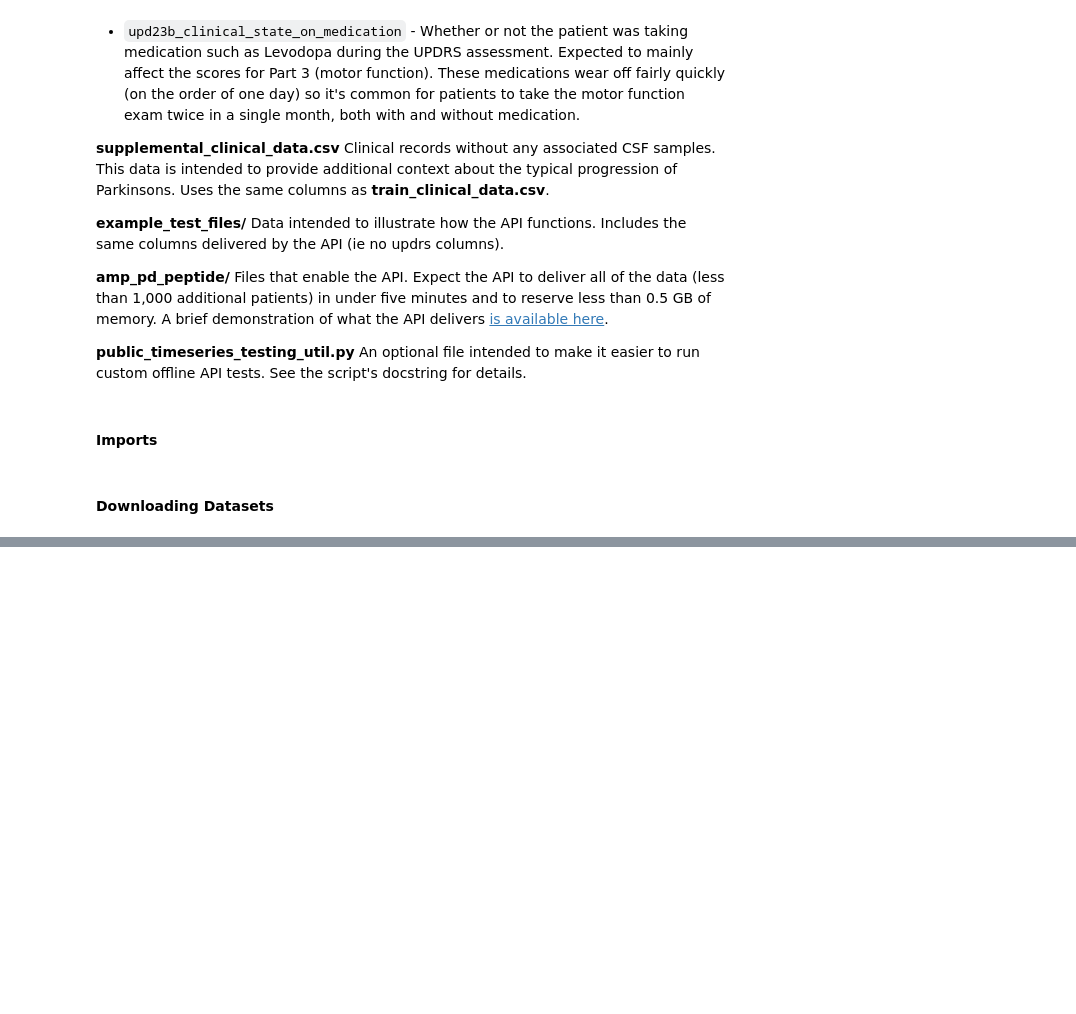
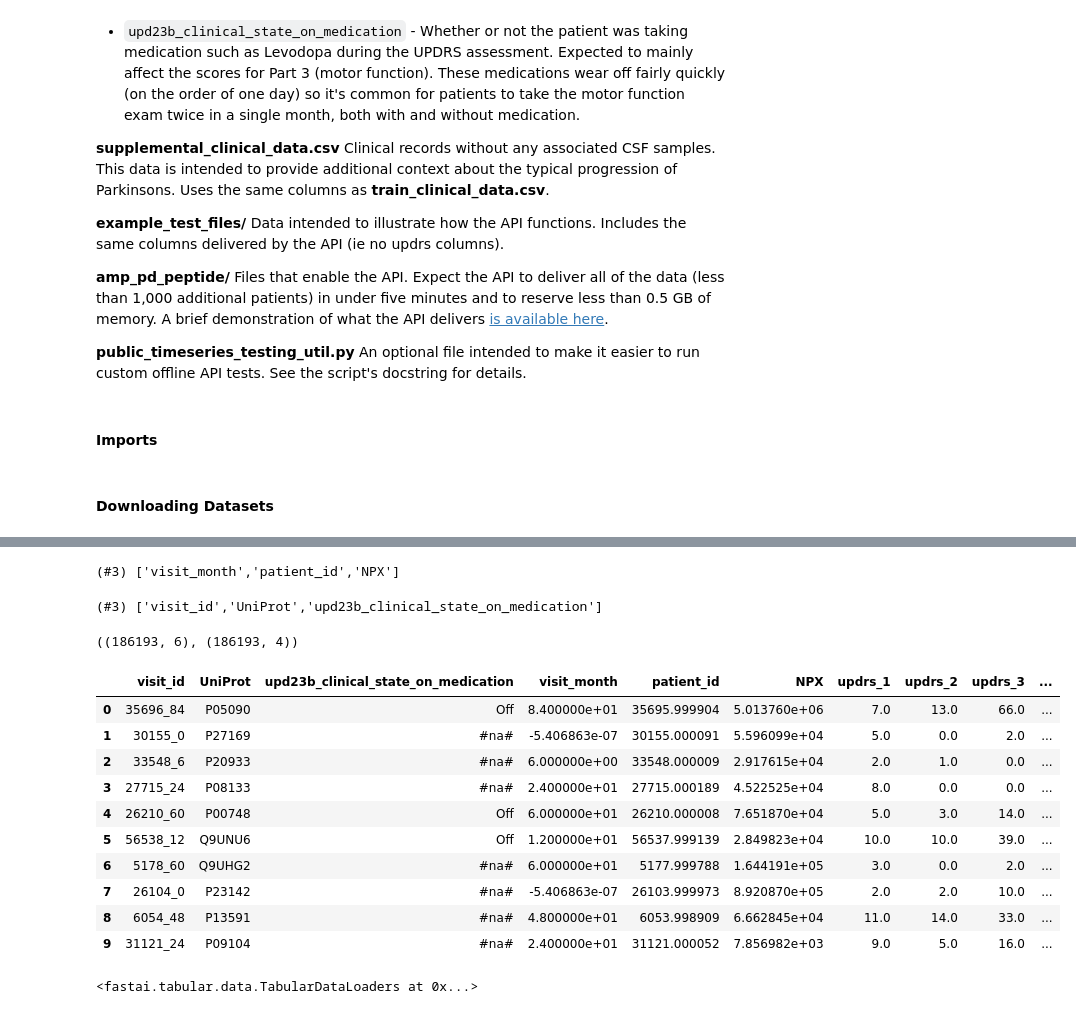
Before and after one commit to peterbull/parkinsons-progression, a Jupyter notebook: pb_parkinsons_prog.ipynb, the cells around one changed output, grey strips where cells are left out. Cells and saved outputs as stored; diff of their text form; code cells hidden in the pictures; blank space fills up the shorter version.

```diff
--- a/pb_parkinsons_prog.ipynb
+++ b/pb_parkinsons_prog.ipynb
@@ -88,0 +138,3 @@ df_train_proteins = pd.read_csv(path/"train_proteins.csv")
+# %%
+#| export
+dep_var = ['updrs_1', 'updrs_2', 'updrs_3', 'updrs_4']
@@ -88,0 +149,13 @@ df_train_proteins = pd.read_csv(path/"train_proteins.csv")
+# %%
+to.cont_names
+# %% [output]
+(#3) ['visit_month','patient_id','NPX']
+# %%
+to.cat_names
+# %% [output]
+(#3) ['visit_id','UniProt','upd23b_clinical_state_on_medication']
+# %%
+# show the shape of to
+to.train.xs.shape, to.train.ys.shape
+# %% [output]
+((186193, 6), (186193, 4))
@@ -88,0 +192,20 @@ df_train_proteins = pd.read_csv(path/"train_proteins.csv")
+# %%
+# debug dls
+dls.show_batch()
+# %% [output]
+|  | visit_id | UniProt | upd23b_clinical_state_on_medication | visit_month | patient_id | NPX | updrs_1 | updrs_2 | updrs_3 | ... |
+| 0 | 35696_84 | P05090 | Off | 8.400000e+01 | 35695.999904 | 5.013760e+06 | 7.0 | 13.0 | 66.0 | ... |
+| 1 | 30155_0 | P27169 | #na# | -5.406863e-07 | 30155.000091 | 5.596099e+04 | 5.0 | 0.0 | 2.0 | ... |
+| 2 | 33548_6 | P20933 | #na# | 6.000000e+00 | 33548.000009 | 2.917615e+04 | 2.0 | 1.0 | 0.0 | ... |
+| 3 | 27715_24 | P08133 | #na# | 2.400000e+01 | 27715.000189 | 4.522525e+04 | 8.0 | 0.0 | 0.0 | ... |
+| 4 | 26210_60 | P00748 | Off | 6.000000e+01 | 26210.000008 | 7.651870e+04 | 5.0 | 3.0 | 14.0 | ... |
+| 5 | 56538_12 | Q9UNU6 | Off | 1.200000e+01 | 56537.999139 | 2.849823e+04 | 10.0 | 10.0 | 39.0 | ... |
+| 6 | 5178_60 | Q9UHG2 | #na# | 6.000000e+01 | 5177.999788 | 1.644191e+05 | 3.0 | 0.0 | 2.0 | ... |
+| 7 | 26104_0 | P23142 | #na# | -5.406863e-07 | 26103.999973 | 8.920870e+05 | 2.0 | 2.0 | 10.0 | ... |
+| 8 | 6054_48 | P13591 | #na# | 4.800000e+01 | 6053.998909 | 6.662845e+04 | 11.0 | 14.0 | 33.0 | ... |
+| 9 | 31121_24 | P09104 | #na# | 2.400000e+01 | 31121.000052 | 7.856982e+03 | 9.0 | 5.0 | 16.0 | ... |
+# %%
+
+dls
+# %% [output]
+<fastai.tabular.data.TabularDataLoaders at 0x...>
```
Also changed, not shown: parts of 21 cells of this notebook, 1 other file.
